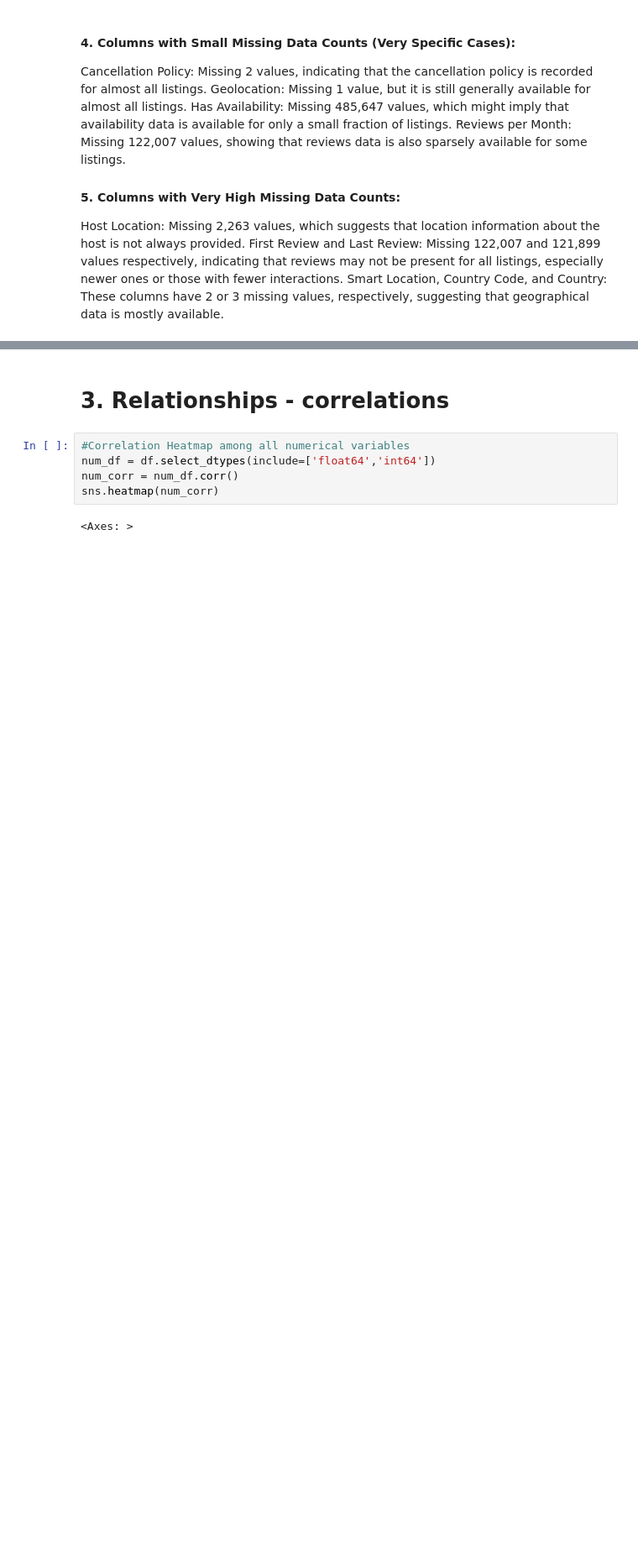
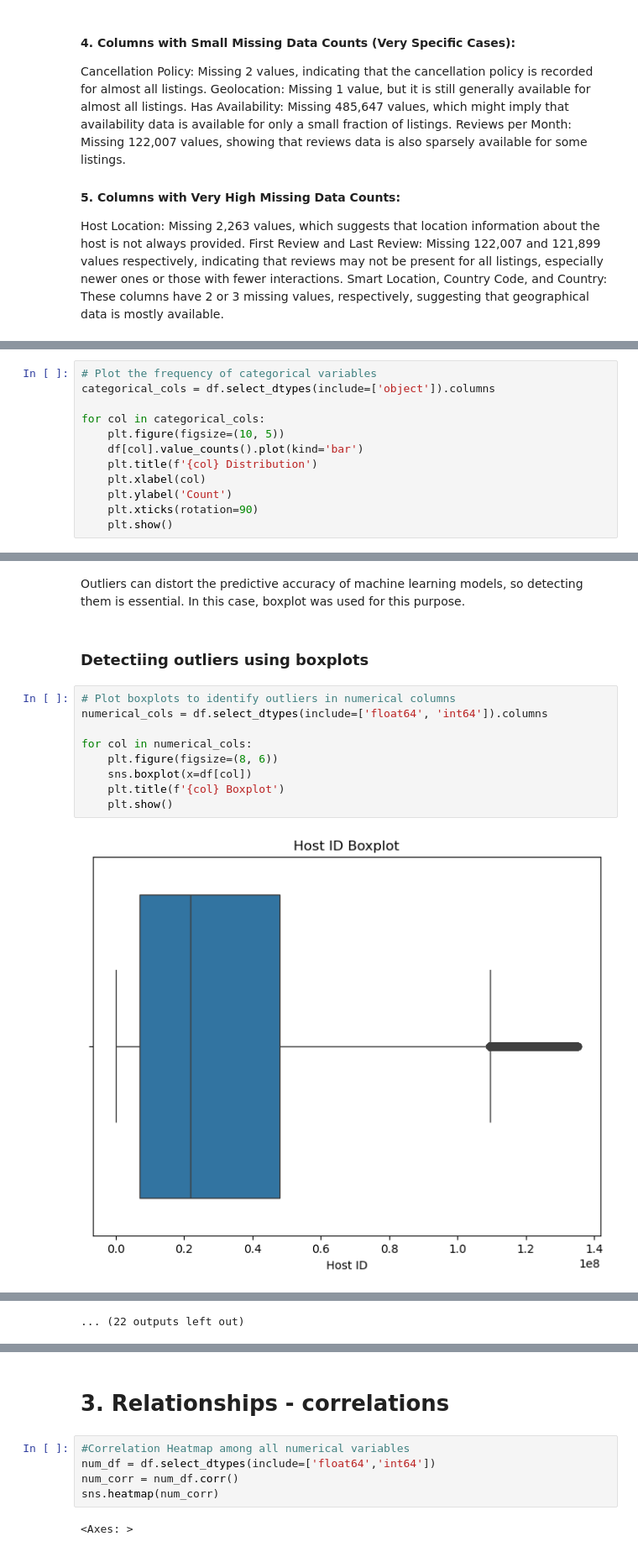
Before and after one commit to deerings/Capstone, a Jupyter notebook: Capstone Code.ipynb, the cells around one changed output, grey strips where cells are left out. Shown at 84% size. Drawn from its saved outputs; the diff is of its cells as text; blank space fills up the shorter version.

```diff
--- a/Capstone Code.ipynb
+++ b/Capstone Code.ipynb
@@ -134,0 +246,12 @@ Smart Location, Country Code, and Country: These columns have 2 or 3 missing val
+# %%
+# Plot the frequency of categorical variables
+categorical_cols = df.select_dtypes(include=['object']).columns
+
+for col in categorical_cols:
+    plt.figure(figsize=(10, 5))
+    df[col].value_counts().plot(kind='bar')
+    plt.title(f'{col} Distribution')
+    plt.xlabel(col)
+    plt.ylabel('Count')
+    plt.xticks(rotation=90)
+    plt.show()
@@ -134,0 +344,15 @@ Smart Location, Country Code, and Country: These columns have 2 or 3 missing val
+# %% [markdown]
+Outliers can distort the predictive accuracy of machine learning models, so detecting them is essential. In this case, boxplot was used for this purpose.
+# %% [markdown]
+### Detectiing outliers using boxplots
+# %%
+# Plot boxplots to identify outliers in numerical columns
+numerical_cols = df.select_dtypes(include=['float64', 'int64']).columns
+
+for col in numerical_cols:
+    plt.figure(figsize=(8, 6))
+    sns.boxplot(x=df[col])
+    plt.title(f'{col} Boxplot')
+    plt.show()
+# %% [output]
+[figure, added]
@@ -134,0 +370 @@ Smart Location, Country Code, and Country: These columns have 2 or 3 missing val
+... (22 outputs left out)
```
Also changed, not shown: parts of 19 cells of this notebook.
